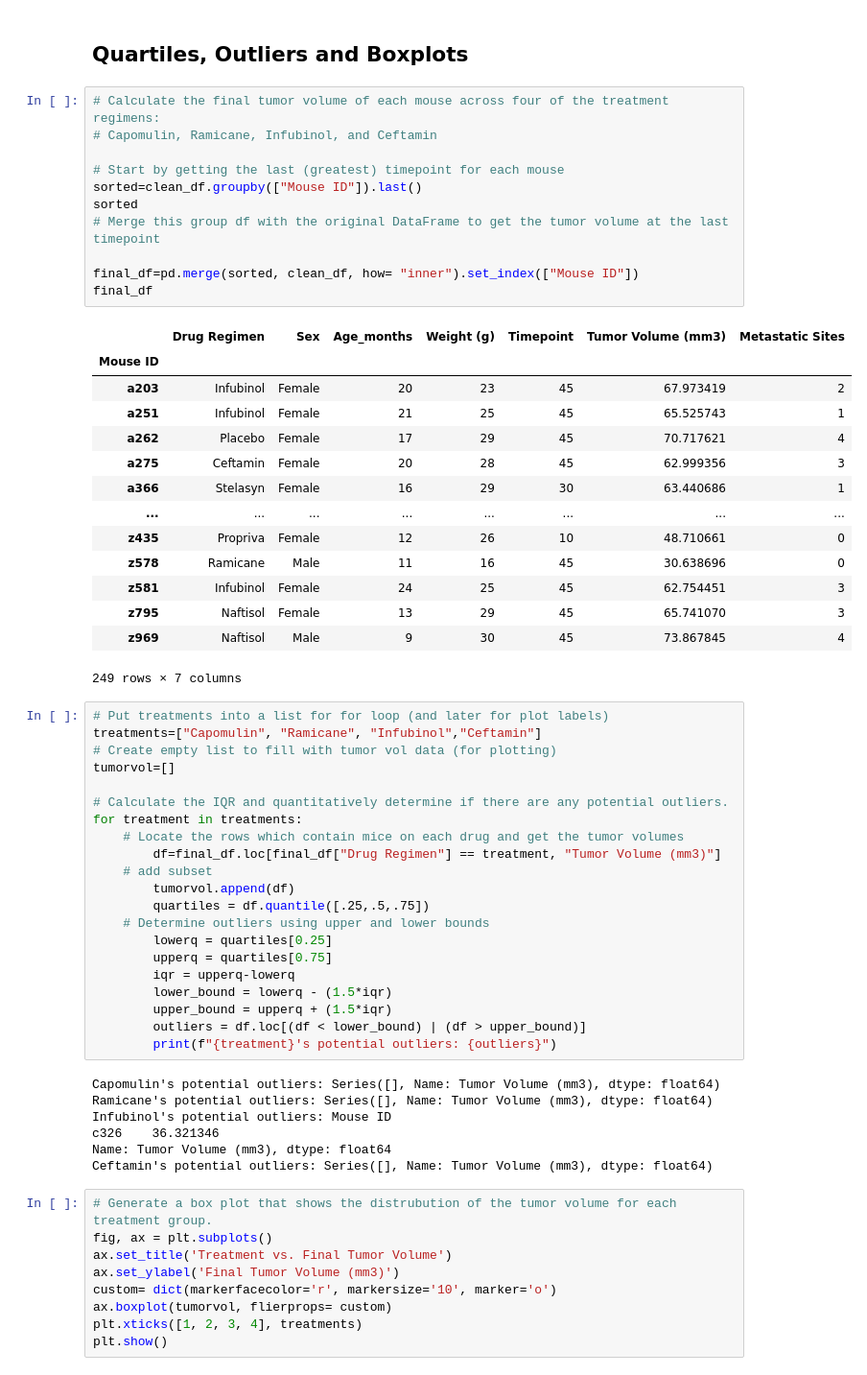
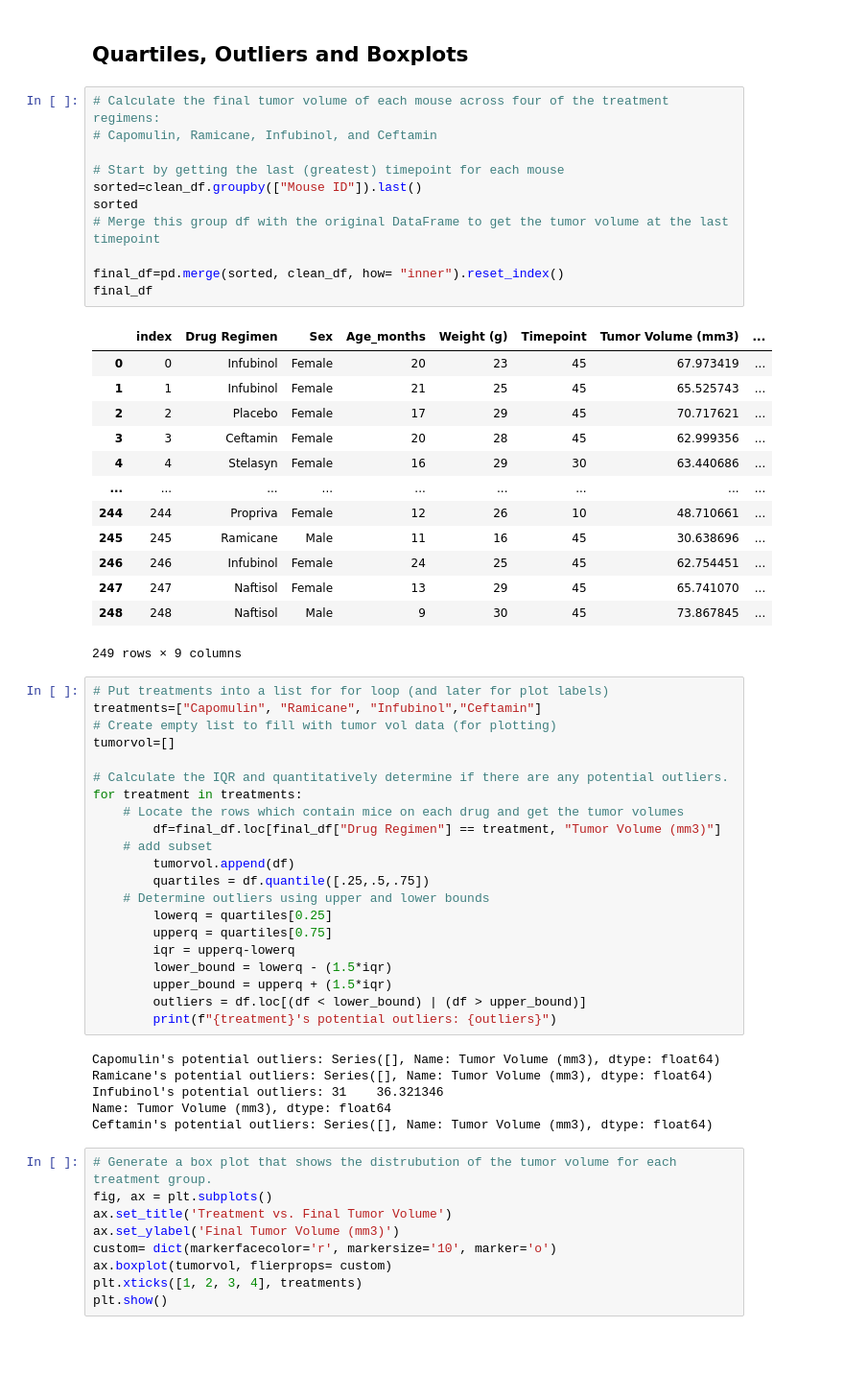
Before and after one commit to Duckferd/datavis-challenge, a Jupyter notebook: Pymaceuticals/pymaceuticals_starter.ipynb, the cells around one changed output. Shown at 96% size. Saved outputs shown, nothing was run; the diff lists cells and outputs as text; blank space fills up the shorter version.

```diff
--- a/Pymaceuticals/pymaceuticals_starter.ipynb
+++ b/Pymaceuticals/pymaceuticals_starter.ipynb
@@ -203,29 +203,28 @@ plt.show
 # %%
 # Calculate the final tumor volume of each mouse across four of the treatment regimens:
 # Capomulin, Ramicane, Infubinol, and Ceftamin
 
 # Start by getting the last (greatest) timepoint for each mouse
 sorted=clean_df.groupby(["Mouse ID"]).last()
 sorted
 # Merge this group df with the original DataFrame to get the tumor volume at the last timepoint
 
-final_df=pd.merge(sorted, clean_df, how= "inner").set_index(["Mouse ID"])
+final_df=pd.merge(sorted, clean_df, how= "inner").reset_index()
 final_df
 # %% [output]
-|  | Drug Regimen | Sex | Age_months | Weight (g) | Timepoint | Tumor Volume (mm3) | Metastatic Sites |
-| Mouse ID |  |  |  |  |  |  |  |
-| a203 | Infubinol | Female | 20 | 23 | 45 | 67.973419 | 2 |
-| a251 | Infubinol | Female | 21 | 25 | 45 | 65.525743 | 1 |
-| a262 | Placebo | Female | 17 | 29 | 45 | 70.717621 | 4 |
-| a275 | Ceftamin | Female | 20 | 28 | 45 | 62.999356 | 3 |
-| a366 | Stelasyn | Female | 16 | 29 | 30 | 63.440686 | 1 |
-| ... | ... | ... | ... | ... | ... | ... | ... |
-| z435 | Propriva | Female | 12 | 26 | 10 | 48.710661 | 0 |
-| z578 | Ramicane | Male | 11 | 16 | 45 | 30.638696 | 0 |
-| z581 | Infubinol | Female | 24 | 25 | 45 | 62.754451 | 3 |
-| z795 | Naftisol | Female | 13 | 29 | 45 | 65.741070 | 3 |
-| z969 | Naftisol | Male | 9 | 30 | 45 | 73.867845 | 4 |
+|  | index | Drug Regimen | Sex | Age_months | Weight (g) | Timepoint | Tumor Volume (mm3) | ... |
+| 0 | 0 | Infubinol | Female | 20 | 23 | 45 | 67.973419 | ... |
+| 1 | 1 | Infubinol | Female | 21 | 25 | 45 | 65.525743 | ... |
+| 2 | 2 | Placebo | Female | 17 | 29 | 45 | 70.717621 | ... |
+| 3 | 3 | Ceftamin | Female | 20 | 28 | 45 | 62.999356 | ... |
+| 4 | 4 | Stelasyn | Female | 16 | 29 | 30 | 63.440686 | ... |
+| ... | ... | ... | ... | ... | ... | ... | ... | ... |
+| 244 | 244 | Propriva | Female | 12 | 26 | 10 | 48.710661 | ... |
+| 245 | 245 | Ramicane | Male | 11 | 16 | 45 | 30.638696 | ... |
+| 246 | 246 | Infubinol | Female | 24 | 25 | 45 | 62.754451 | ... |
+| 247 | 247 | Naftisol | Female | 13 | 29 | 45 | 65.741070 | ... |
+| 248 | 248 | Naftisol | Male | 9 | 30 | 45 | 73.867845 | ... |
-249 rows × 7 columns
+249 rows × 9 columns
 # %%
 # Put treatments into a list for for loop (and later for plot labels)
 treatments=["Capomulin", "Ramicane", "Infubinol","Ceftamin"]
@@ -250,8 +249,7 @@ for treatment in treatments:
 # %% [output]
 Capomulin's potential outliers: Series([], Name: Tumor Volume (mm3), dtype: float64)
 Ramicane's potential outliers: Series([], Name: Tumor Volume (mm3), dtype: float64)
-Infubinol's potential outliers: Mouse ID
-c326    36.321346
+Infubinol's potential outliers: 31    36.321346
 Name: Tumor Volume (mm3), dtype: float64
 Ceftamin's potential outliers: Series([], Name: Tumor Volume (mm3), dtype: float64)
 # %%
```
Also changed, not shown: parts of 1 cell of this notebook.
